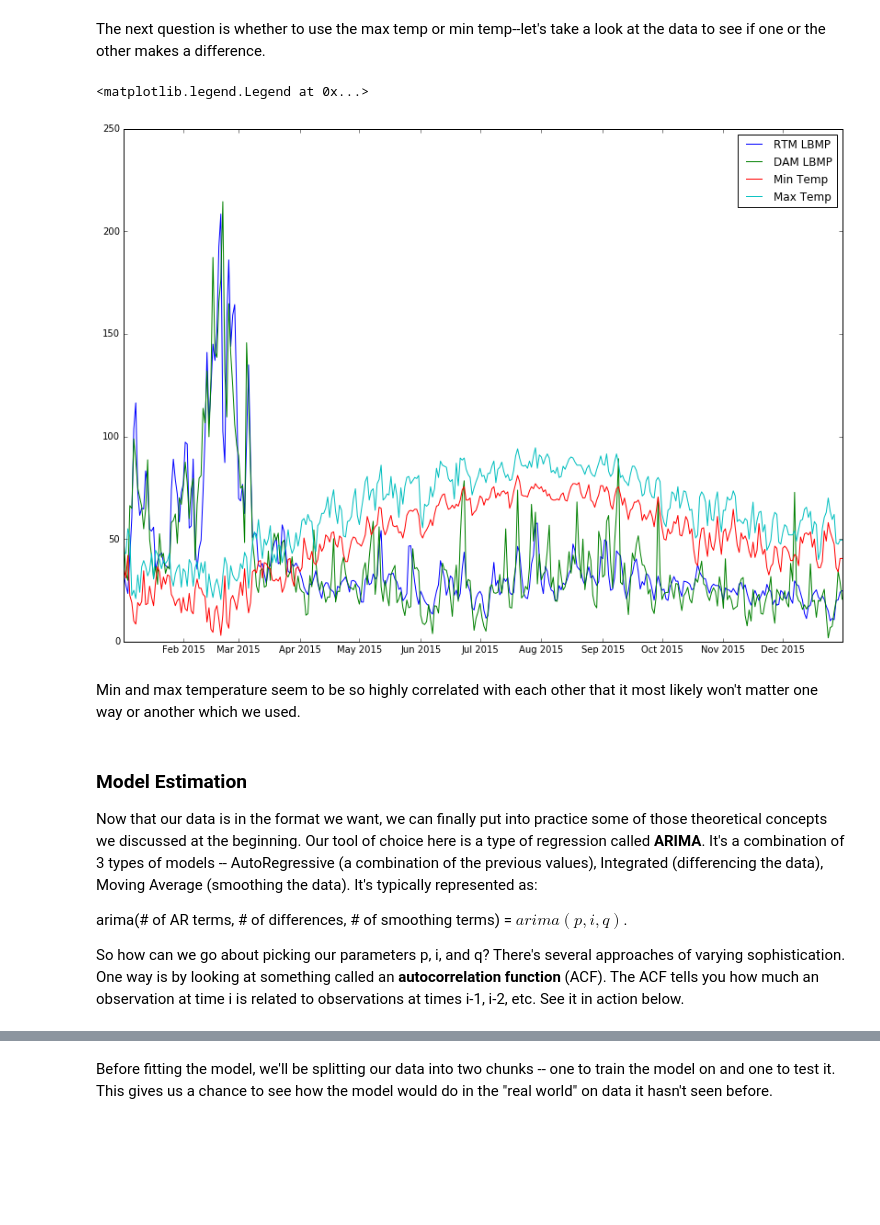
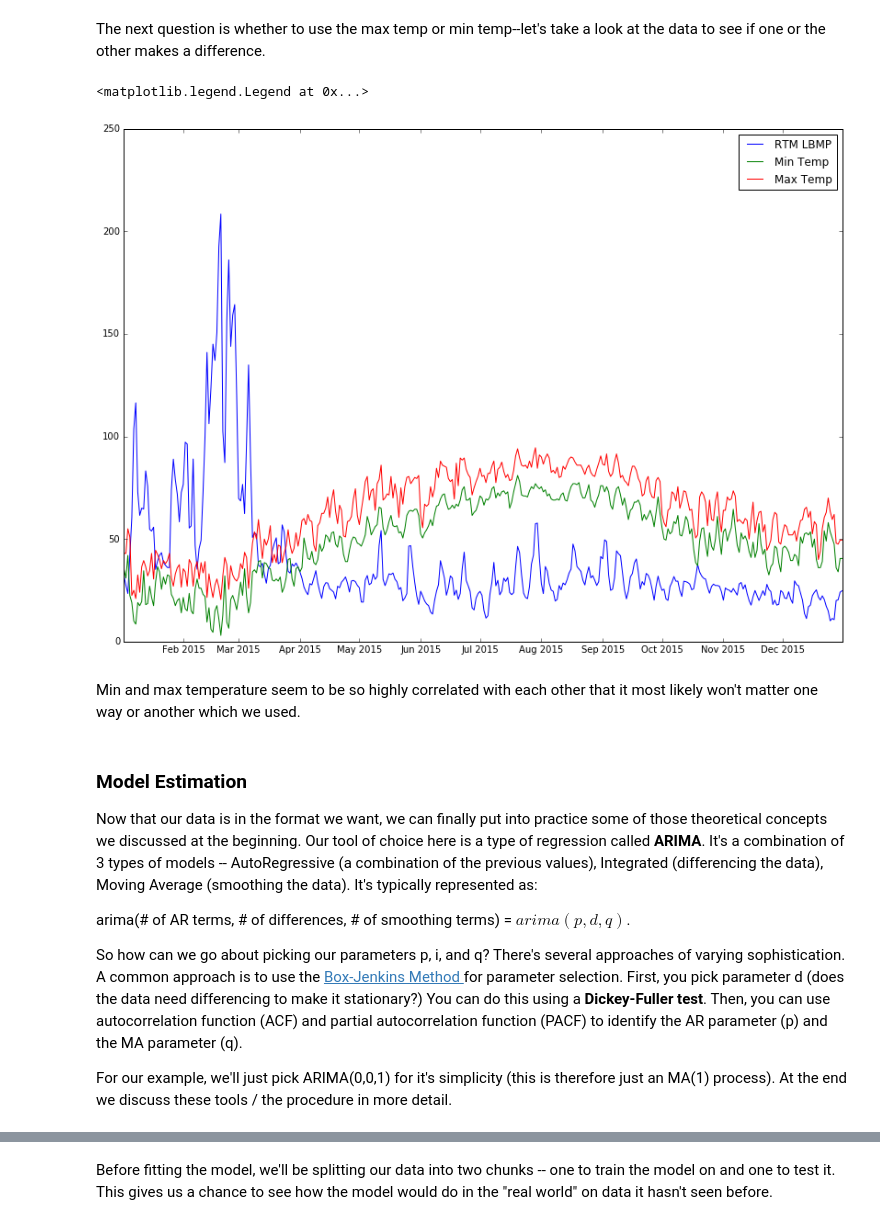
Before and after one commit to adicu/AccessibleML, a Jupyter notebook: 3. Timeseries Regression.ipynb, the cells around one changed output, grey strips where cells are left out. Drawn from its saved outputs; the diff is of its cells as text; code cells hidden in the pictures; blank space fills up the shorter version.

```diff
--- a/3. Timeseries Regression.ipynb
+++ b/3. Timeseries Regression.ipynb
@@ -317,13 +318,13 @@ The next question is whether to use the max temp or min temp--let's take a look
 # %%
 plt.figure(figsize=(14,10))
 plt.plot_date(daily_df.index, daily_df['rtm_lbmp'], '-', label='RTM LBMP')
-plt.plot_date(daily_df.index, daily_df['dam_lbmp'], '-', label='DAM LBMP')
+#plt.plot_date(daily_df.index, daily_df['dam_lbmp'], '-', label='DAM LBMP')
 plt.plot_date(daily_df.index, daily_df['Actual Min Temp'], '-', label='Min Temp')
 plt.plot_date(daily_df.index, daily_df['Actual Max Temp'], '-', label='Max Temp')
 plt.legend()
 # %% [output]
 <matplotlib.legend.Legend at 0x...>
-[figure, old version]
+[figure, new version]
 # %% [markdown]
 Min and max temperature seem to be so highly correlated with each other that it most likely won't matter one way or another which we used.
 # %% [markdown]
@@ -331,6 +332,8 @@ Min and max temperature seem to be so highly correlated with each other that it
 
 Now that our data is in the format we want, we can finally put into practice some of those theoretical concepts we discussed at the beginning. Our tool of choice here is a type of regression called **ARIMA**. It's a combination of 3 types of models -- AutoRegressive (a combination of the previous values), Integrated (differencing the data), Moving Average (smoothing the data). It's typically represented as:
 
-arima(# of AR terms, # of differences, # of smoothing terms) = $ arima(p,i,q) $.
+arima(# of AR terms, # of differences, # of smoothing terms) = $ arima(p,d,q) $.
 
-So how can we go about picking our parameters p, i, and q? There's several approaches of varying sophistication. One way is by looking at something called an **autocorrelation function** (ACF). The ACF tells you how much an observation at time i is related to observations at times i-1, i-2, etc. See it in action below.
+So how can we go about picking our parameters p, i, and q? There's several approaches of varying sophistication.  A common approach is to use the <a href="https://en.wikipedia.org/wiki/Box%E2%80%93Jenkins#Identify_p_and_q"> Box-Jenkins Method </a> for parameter selection. First, you pick parameter d (does the data need differencing to make it stationary?) You can do this using a **Dickey-Fuller test**. Then, you can use autocorrelation function (ACF) and partial autocorrelation function (PACF) to identify the AR parameter (p) and the MA parameter (q).
+
+For our example, we'll just pick ARIMA(0,0,1) for it's simplicity (this is therefore just an MA(1) process). At the end we discuss these tools / the procedure in more detail.
```
Also changed, not shown: parts of 18 cells of this notebook.
